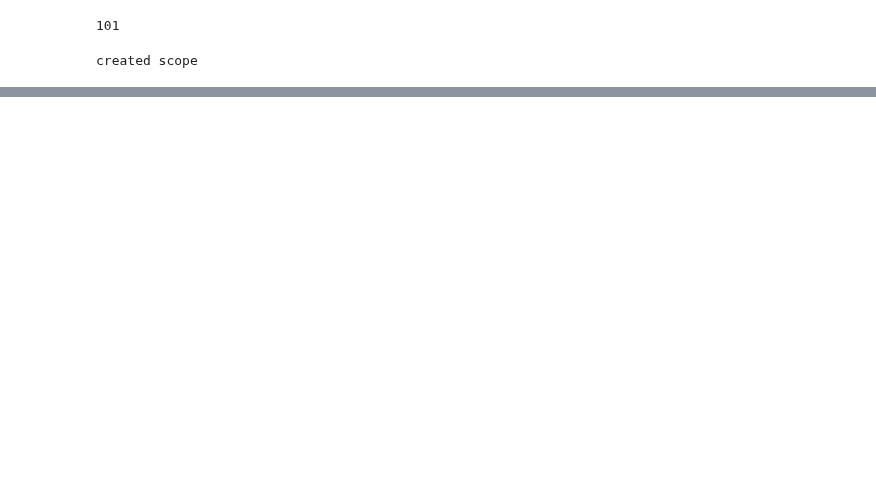
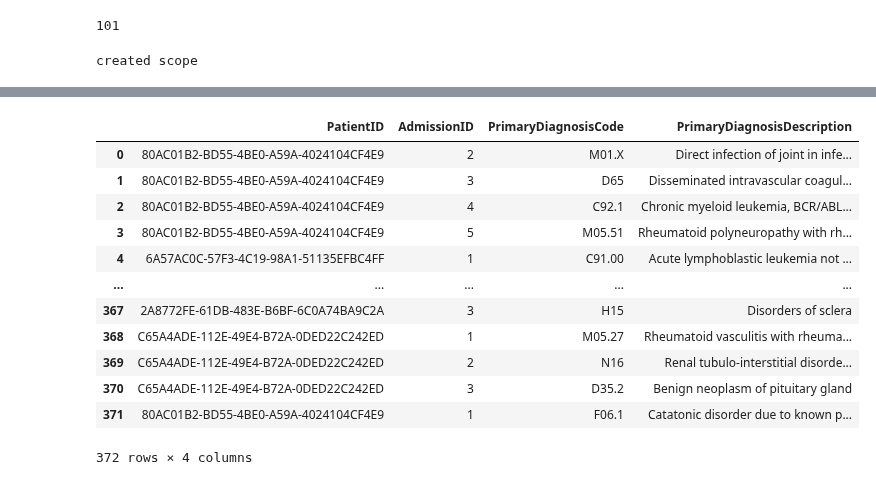
Before and after one commit to ishani-das/ML-Based-EHR-Diagnosis-Tool, a Jupyter notebook: COMPLETE TOOL.ipynb, the cells around one changed output, grey strips where cells are left out. Cells and saved outputs as stored; diff of their text form; code cells hidden in the pictures; blank space fills up the shorter version.

```diff
--- a/COMPLETE TOOL.ipynb
+++ b/COMPLETE TOOL.ipynb
@@ -329,0 +380,16 @@ created scope
+# %%
+diag_table
+# %% [output]
+|  | PatientID | AdmissionID | PrimaryDiagnosisCode | PrimaryDiagnosisDescription |
+| 0 | 80AC01B2-BD55-4BE0-A59A-4024104CF4E9 | 2 | M01.X | Direct infection of joint in infe... |
+| 1 | 80AC01B2-BD55-4BE0-A59A-4024104CF4E9 | 3 | D65 | Disseminated intravascular coagul... |
+| 2 | 80AC01B2-BD55-4BE0-A59A-4024104CF4E9 | 4 | C92.1 | Chronic myeloid leukemia, BCR/ABL... |
+| 3 | 80AC01B2-BD55-4BE0-A59A-4024104CF4E9 | 5 | M05.51 | Rheumatoid polyneuropathy with rh... |
+| 4 | 6A57AC0C-57F3-4C19-98A1-51135EFBC4FF | 1 | C91.00 | Acute lymphoblastic leukemia not ... |
+| ... | ... | ... | ... | ... |
+| 367 | 2A8772FE-61DB-483E-B6BF-6C0A74BA9C2A | 3 | H15 | Disorders of sclera |
+| 368 | C65A4ADE-112E-49E4-B72A-0DED22C242ED | 1 | M05.27 | Rheumatoid vasculitis with rheuma... |
+| 369 | C65A4ADE-112E-49E4-B72A-0DED22C242ED | 2 | N16 | Renal tubulo-interstitial disorde... |
+| 370 | C65A4ADE-112E-49E4-B72A-0DED22C242ED | 3 | D35.2 | Benign neoplasm of pituitary gland |
+| 371 | 80AC01B2-BD55-4BE0-A59A-4024104CF4E9 | 1 | F06.1 | Catatonic disorder due to known p... |
+372 rows × 4 columns
```
Also changed, not shown: parts of 8 cells of this notebook.
